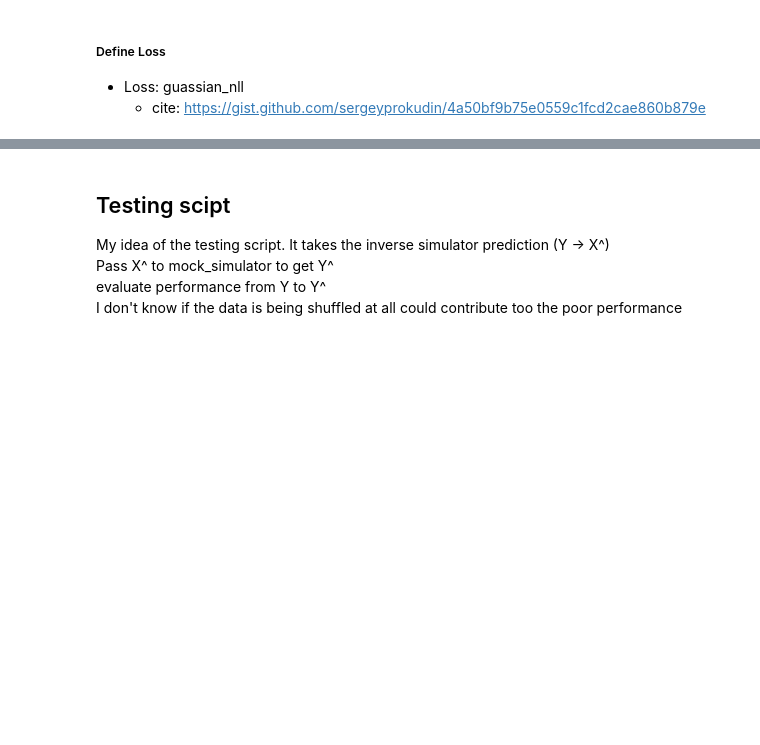
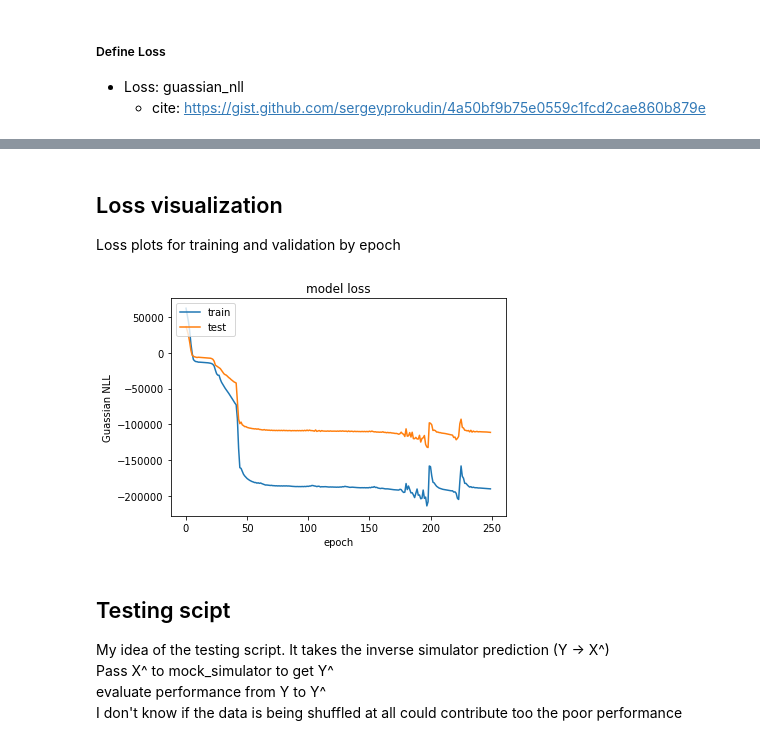
Before and after one commit to indylab/Circuit-Synthesis, a Jupyter notebook: probablisticPOC.ipynb, the cells around one changed output, grey strips where cells are left out. Saved outputs shown, nothing was run; the diff lists cells and outputs as text; code cells hidden in the pictures; blank space fills up the shorter version.

```diff
--- a/probablisticPOC.ipynb
+++ b/probablisticPOC.ipynb
@@ -66,22 +107,22 @@ X_train, X_test, y_train, y_test = train_test_split(X, Y)
 #     model.add(tf.keras.layers.Dense(hidden_layer_size, activation='relu'))
 # model.add(tf.keras.layers.Dense(4, activation='sigmoid')) # add output layer: node 1,2 are
 # %%
-test_model = model.Sigmoid_Net(2,4)
+test_model = model.DistModel50x10(2,5)
 # %% [markdown]
 ##### Define Loss
 
 * Loss: guassian_nll
     * cite: https://gist.github.com/sergeyprokudin/4a50bf9b75e0559c1fcd2cae860b879e
 # %%
-optimizer = optim.Adam(test_model.parameters(),lr=0.01)
-loss_fn = nn.GaussianNLLLoss()
+optimizer = optim.Adam(test_model.parameters(),lr=0.001)
+loss_fn = multivariate_gaussian_nll
 
 dataset1 = dataset.CircuitSynthesisGainAndBandwidthManually(Y, X)
-train_dataset, val_dataset = utils.splitDataset(dataset1, 0.8)
+train_dataset, val_dataset = utils.splitDataset(dataset1, 0.95)
 
 train_data = DataLoader(train_dataset,batch_size = 500)
 validation_data = DataLoader(val_dataset, batch_size = 500)
 # %%
-epochs = 1000
-losses, accs, part_accs = train.trainProbModel(test_model, train_data, loss_fn, optimizer, num_epochs=epochs, print_every=10)
+epochs = 250
+loss_list, val_loss_list = train.trainProbModel(test_model, train_data, loss_fn, optimizer, num_epochs=epochs, print_every=10, validation_data=validation_data)
 # %% [output]
@@ -106,3 +146,17 @@ KeyboardInterrupt:
+# %% [markdown]
+## Loss visualization
+
+Loss plots for training and validation by epoch
+# %%
+plt.plot(np.arange(len(loss_list)),loss_list)
+plt.plot(np.arange(len(val_loss_list)),val_loss_list)
+plt.title('model loss')
+plt.ylabel('Guassian NLL')
+plt.xlabel('epoch')
+plt.legend(['train', 'test'], loc='upper left')
+plt.show()
+# %% [output]
+[figure, added]
 # %% [markdown]
 ## Testing scipt
 
```
Also changed, not shown: parts of 27 cells of this notebook, 2 other files.
